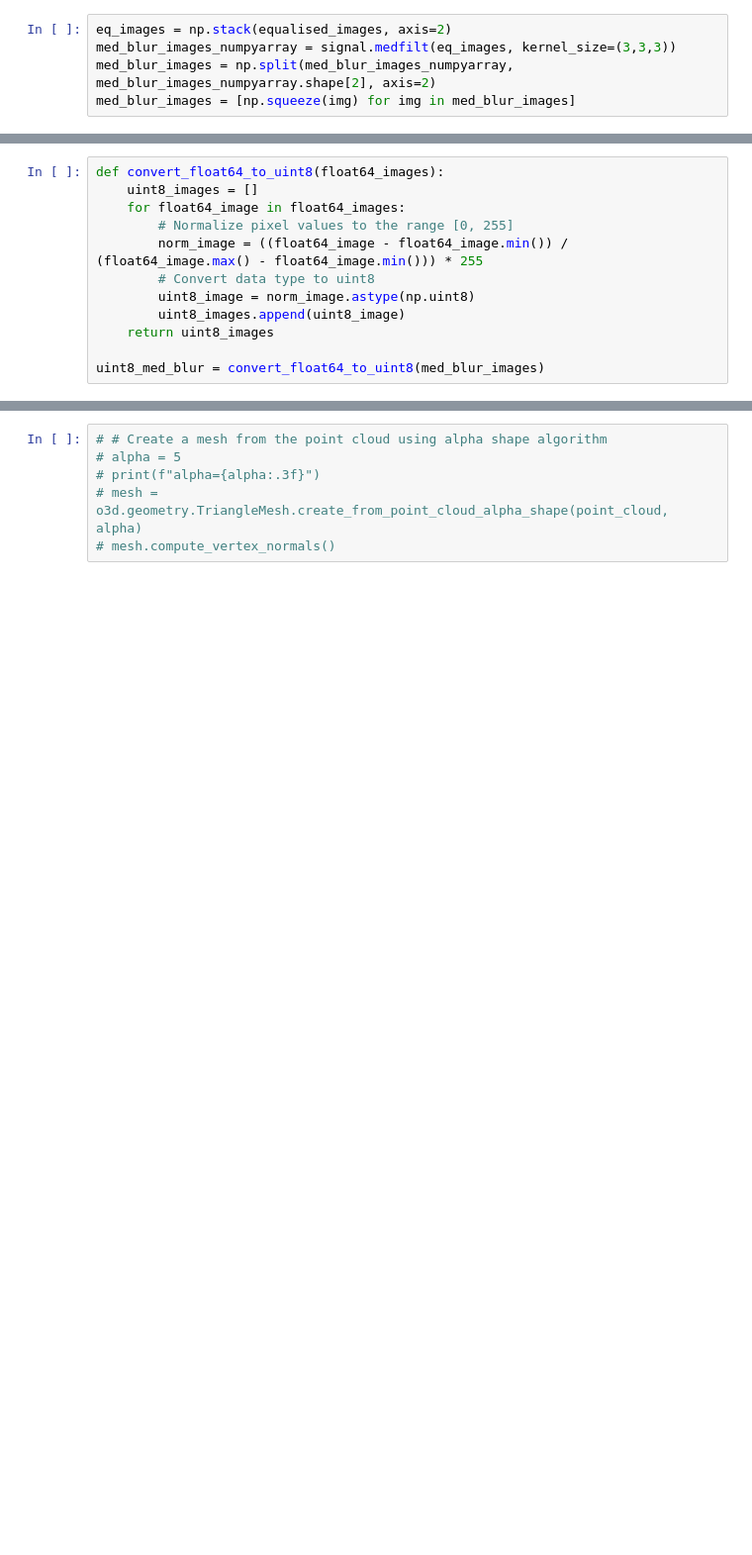
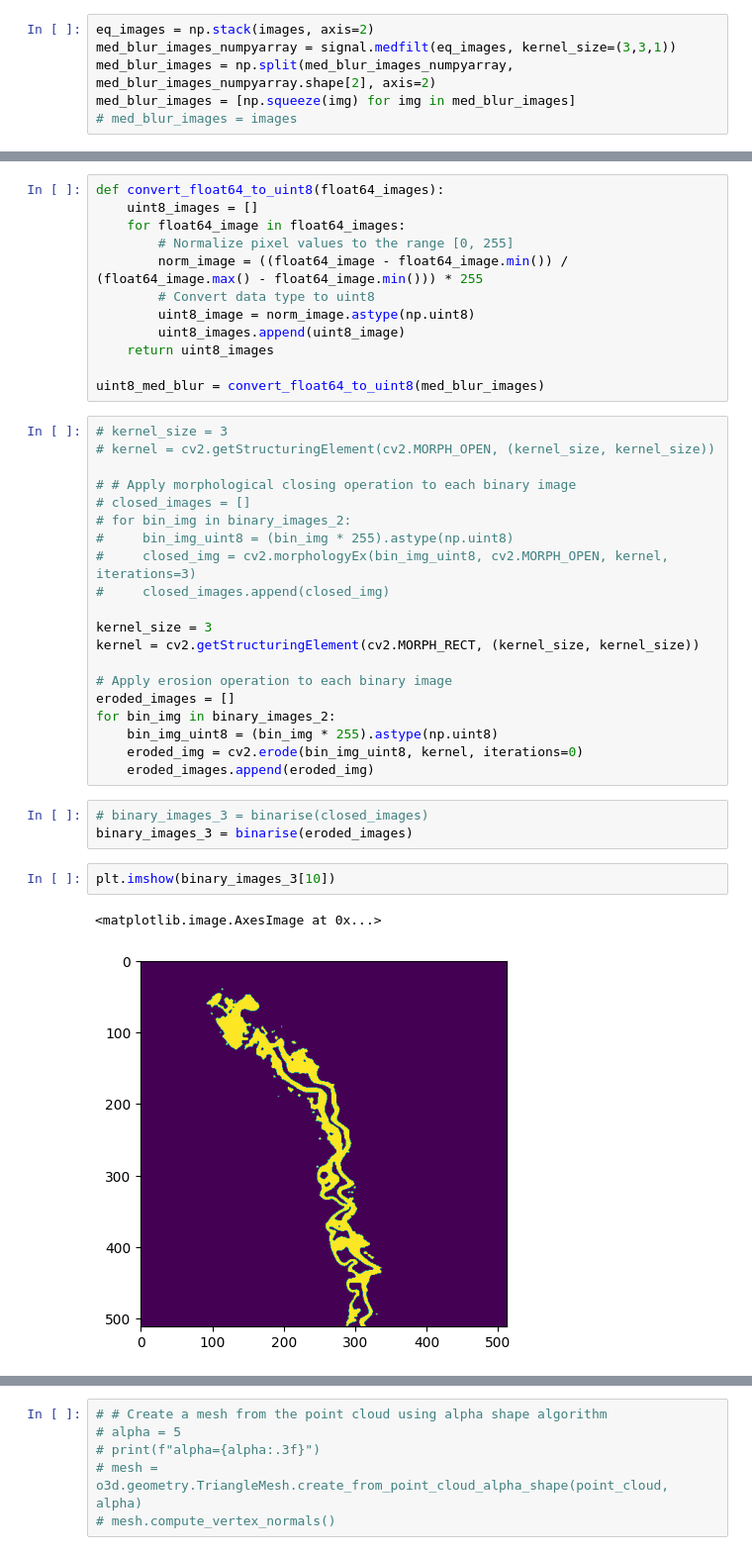
Before and after one commit to Hrsh-Venket/OpenCV-intestinal-deformations, a Jupyter notebook: Intestine Point Cloud.ipynb, the cells around one changed output, grey strips where cells are left out. Shown at 99% size. Saved outputs shown, nothing was run; the diff lists cells and outputs as text; blank space fills up the shorter version.

```diff
--- a/Intestine Point Cloud.ipynb
+++ b/Intestine Point Cloud.ipynb
@@ -301,5 +501,6 @@ pyvista_point_cloud.plot(render_points_as_spheres=True)
 # %%
-eq_images = np.stack(equalised_images, axis=2)
-med_blur_images_numpyarray = signal.medfilt(eq_images, kernel_size=(3,3,3))
+eq_images = np.stack(images, axis=2)
+med_blur_images_numpyarray = signal.medfilt(eq_images, kernel_size=(3,3,1))
 med_blur_images = np.split(med_blur_images_numpyarray, med_blur_images_numpyarray.shape[2], axis=2)
 med_blur_images = [np.squeeze(img) for img in med_blur_images]
+# med_blur_images = images
@@ -351,3 +522,31 @@ def convert_float64_to_uint8(float64_images):
     return uint8_images
 
 uint8_med_blur = convert_float64_to_uint8(med_blur_images)
+# %%
+# kernel_size = 3
+# kernel = cv2.getStructuringElement(cv2.MORPH_OPEN, (kernel_size, kernel_size))
+
+# # Apply morphological closing operation to each binary image
+# closed_images = []
+# for bin_img in binary_images_2:
+#     bin_img_uint8 = (bin_img * 255).astype(np.uint8)
+#     closed_img = cv2.morphologyEx(bin_img_uint8, cv2.MORPH_OPEN, kernel, iterations=3)
+#     closed_images.append(closed_img)
+
+kernel_size = 3
+kernel = cv2.getStructuringElement(cv2.MORPH_RECT, (kernel_size, kernel_size))
+
+# Apply erosion operation to each binary image
+eroded_images = []
+for bin_img in binary_images_2:
+    bin_img_uint8 = (bin_img * 255).astype(np.uint8)
+    eroded_img = cv2.erode(bin_img_uint8, kernel, iterations=0)
+    eroded_images.append(eroded_img)
+# %%
+# binary_images_3 = binarise(closed_images)
+binary_images_3 = binarise(eroded_images)
+# %%
+plt.imshow(binary_images_3[10])
+# %% [output]
+<matplotlib.image.AxesImage at 0x...>
+[figure, added]
```
Also changed, not shown: parts of 44 cells of this notebook.
